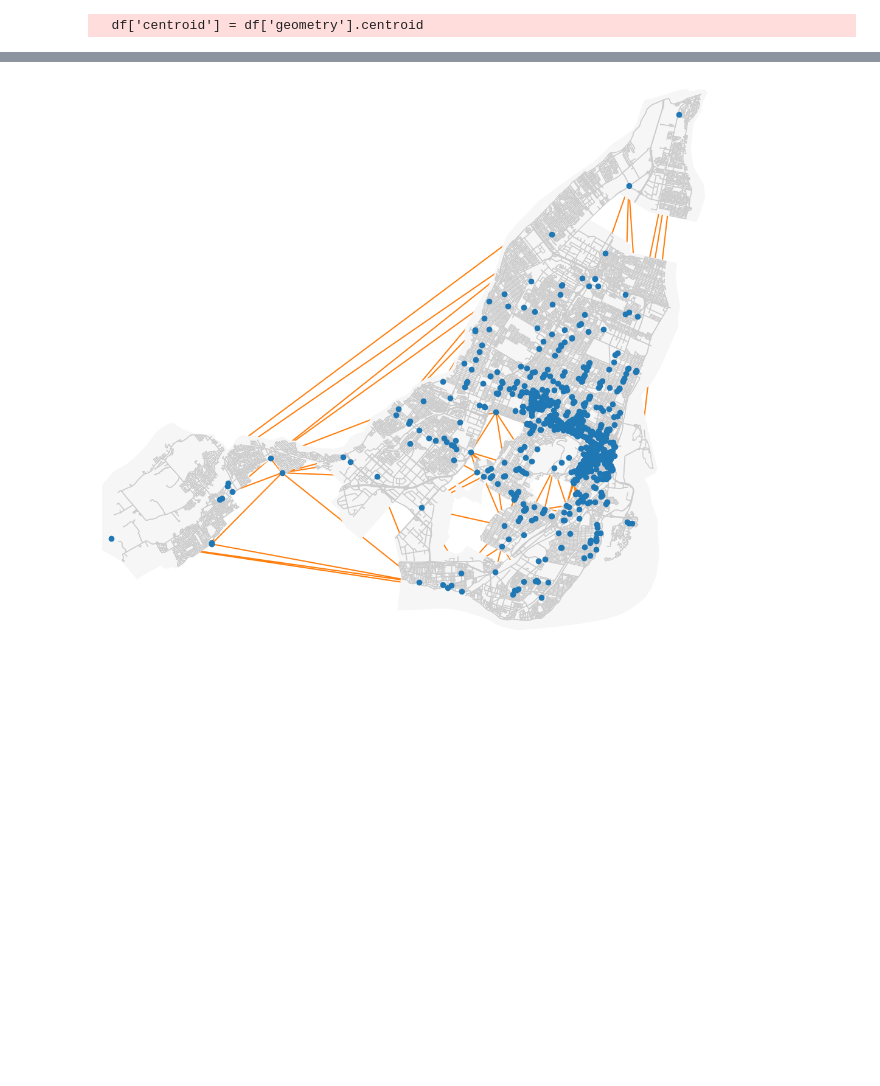
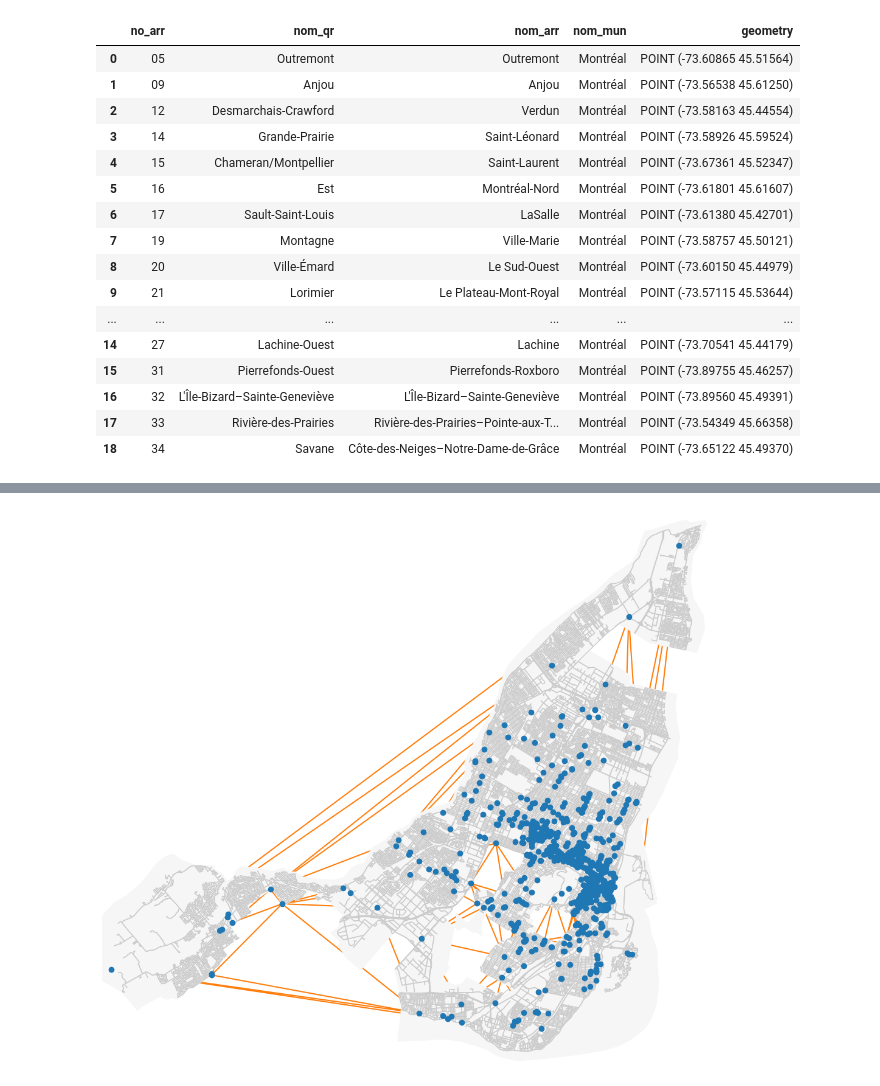
Before and after one commit to michelo200/GDS_project_deployment, a Jupyter notebook: initial_analysis/pois_analysis_caro.ipynb, the cells around one changed output, grey strips where cells are left out. Saved outputs shown, nothing was run; the diff lists cells and outputs as text; code cells hidden in the pictures; blank space fills up the shorter version.

```diff
--- a/initial_analysis/pois_analysis_caro.ipynb
+++ b/initial_analysis/pois_analysis_caro.ipynb
@@ -40,10 +13,0 @@ df
-# %%
-df['centroid'] = df['geometry'].centroid
-
-# Create a new DataFrame with necessary columns
-neighbourhood_centroids = df[['Q_sociologique', 'Arrondissement', 'Abreviation','geometry', 'centroid']].copy()
-
-# Drop duplicate rows to ensure unique arrondissements
-neighbourhood_centroids = neighbourhood_centroids.drop_duplicates(subset=['Arrondissement'])
-# %% [output]
-  df['centroid'] = df['geometry'].centroid
@@ -51,0 +14,20 @@ neighbourhood_centroids.to_csv('neighbourhood_centroids', index=False)
+# %%
+districts
+# %% [output]
+|  | no_arr | nom_qr | nom_arr | nom_mun | geometry |
+| 0 | 05 | Outremont | Outremont | Montréal | POINT (-73.60865 45.51564) |
+| 1 | 09 | Anjou | Anjou | Montréal | POINT (-73.56538 45.61250) |
+| 2 | 12 | Desmarchais-Crawford | Verdun | Montréal | POINT (-73.58163 45.44554) |
+| 3 | 14 | Grande-Prairie | Saint-Léonard | Montréal | POINT (-73.58926 45.59524) |
+| 4 | 15 | Chameran/Montpellier | Saint-Laurent | Montréal | POINT (-73.67361 45.52347) |
+| 5 | 16 | Est | Montréal-Nord | Montréal | POINT (-73.61801 45.61607) |
+| 6 | 17 | Sault-Saint-Louis | LaSalle | Montréal | POINT (-73.61380 45.42701) |
+| 7 | 19 | Montagne | Ville-Marie | Montréal | POINT (-73.58757 45.50121) |
+| 8 | 20 | Ville-Émard | Le Sud-Ouest | Montréal | POINT (-73.60150 45.44979) |
+| 9 | 21 | Lorimier | Le Plateau-Mont-Royal | Montréal | POINT (-73.57115 45.53644) |
+| ... | ... | ... | ... | ... | ... |
+| 14 | 27 | Lachine-Ouest | Lachine | Montréal | POINT (-73.70541 45.44179) |
+| 15 | 31 | Pierrefonds-Ouest | Pierrefonds-Roxboro | Montréal | POINT (-73.89755 45.46257) |
+| 16 | 32 | L'Île-Bizard–Sainte-Geneviève | L'Île-Bizard–Sainte-Geneviève | Montréal | POINT (-73.89560 45.49391) |
+| 17 | 33 | Rivière-des-Prairies | Rivière-des-Prairies–Pointe-aux-T... | Montréal | POINT (-73.54349 45.66358) |
+| 18 | 34 | Savane | Côte-des-Neiges–Notre-Dame-de-Grâce | Montréal | POINT (-73.65122 45.49370) |
```
Also changed, not shown: parts of 17 cells of this notebook, 4 other files.
